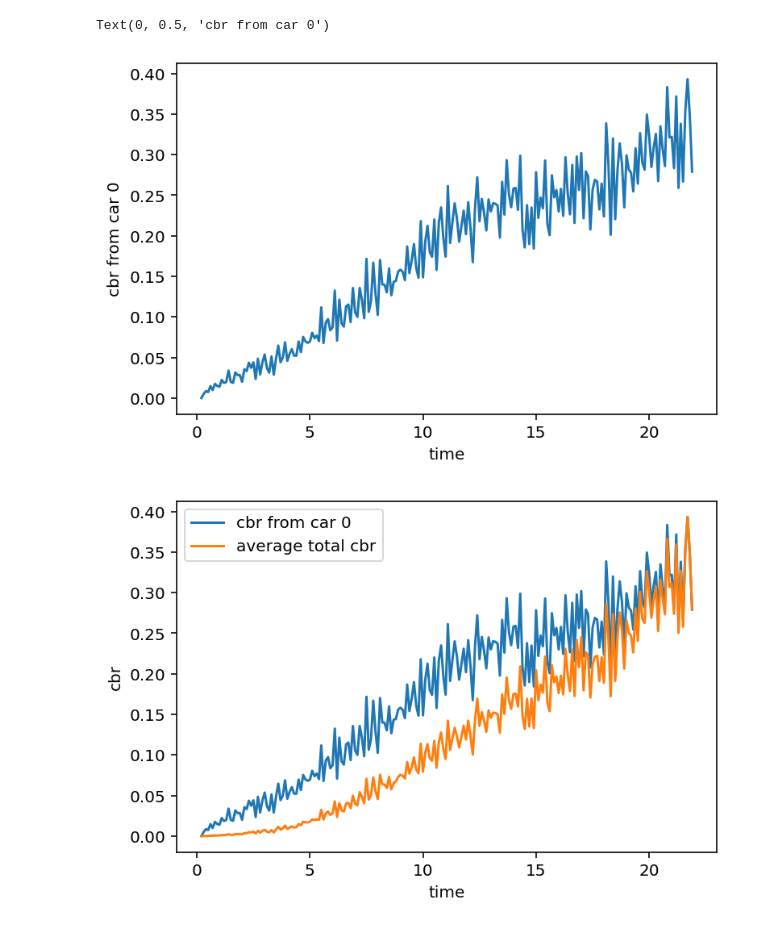
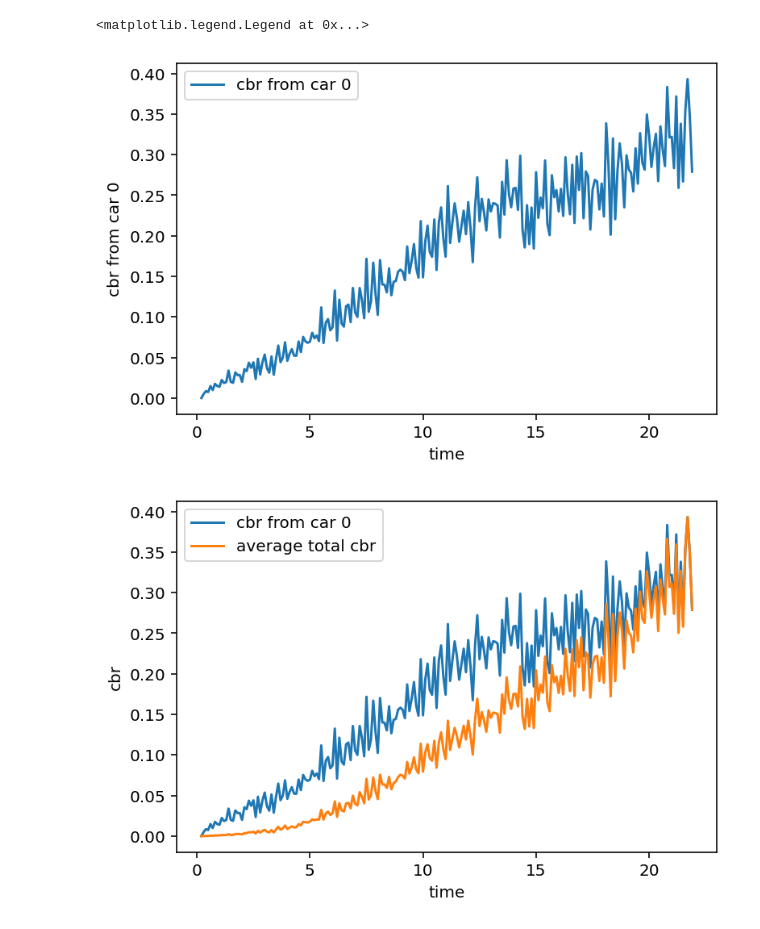
Before and after one commit to kovrichard/artery, a Jupyter notebook: scenarios/car2car-grid/results/Results.ipynb, the cells around one changed output. Drawn from its saved outputs; the diff is of its cells as text; code cells hidden in the pictures.

```diff
--- a/scenarios/car2car-grid/results/Results.ipynb
+++ b/scenarios/car2car-grid/results/Results.ipynb
@@ -52,12 +54,13 @@ x = string_of_floats_to_list_of_floats(cbr0.vectime.values[0], ' ')
 # %%
 y = string_of_floats_to_list_of_floats(cbr0.vecvalue.values[0], ' ')
 # %%
-plt.plot(x,y, label="cbr0")
+plt.plot(x,y, label="cbr from car 0")
 plt.xlabel("time")
 plt.ylabel("cbr from car 0")
+plt.legend()
 # %% [output]
-Text(0, 0.5, 'cbr from car 0')
+<matplotlib.legend.Legend at 0x...>
-[figure, old version]
+[figure, new version]
 # %%
 cbr = vectors[(vectors.type == "vector") & (vectors.name == "CBR.VanetRx")]
 # %%
```
Also changed, not shown: parts of 2 cells of this notebook.
